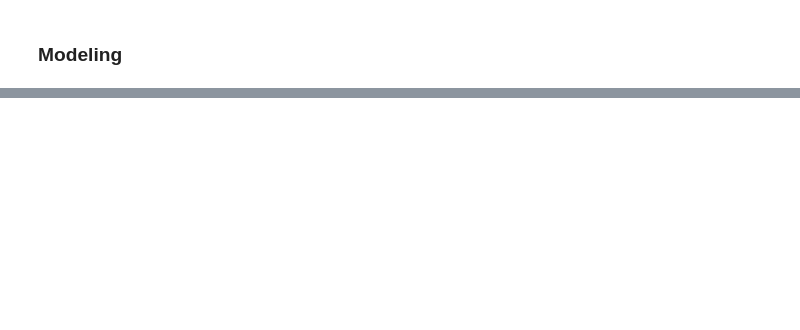
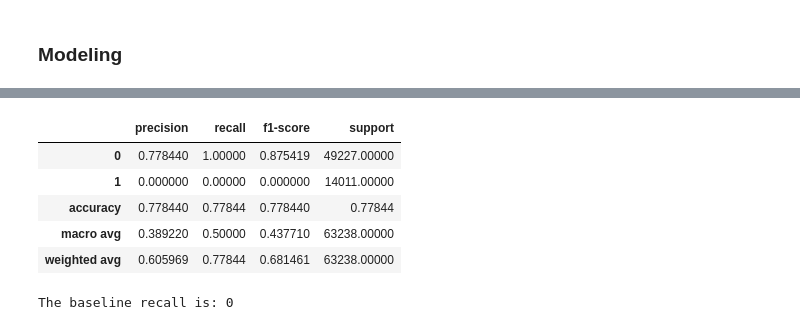
Before and after one commit to ForrestMccrosky/Rainfall_Australia, a Jupyter notebook: Australia_Rain_Rough.ipynb, the cells around one changed output, grey strips where cells are left out. Cells and saved outputs as stored; diff of their text form; code cells hidden in the pictures; blank space fills up the shorter version.

```diff
--- a/Australia_Rain_Rough.ipynb
+++ b/Australia_Rain_Rough.ipynb
@@ -484,0 +526,3 @@ features_to_use ## looking at our list of features to use in the model
+# %%
+train['baseline'] = 0 ## making our baseline column
+train.baseline
@@ -484,0 +542,18 @@ features_to_use ## looking at our list of features to use in the model
+# %%
+clas_rep =pd.DataFrame(classification_report(train.raintom, train.baseline,
+                                             output_dict=True)).T
+clas_rep
+# %% [output]
+|  | precision | recall | f1-score | support |
+| 0 | 0.778440 | 1.00000 | 0.875419 | 49227.00000 |
+| 1 | 0.000000 | 0.00000 | 0.000000 | 14011.00000 |
+| accuracy | 0.778440 | 0.77844 | 0.778440 | 0.77844 |
+| macro avg | 0.389220 | 0.50000 | 0.437710 | 63238.00000 |
+| weighted avg | 0.605969 | 0.77844 | 0.681461 | 63238.00000 |
+# %%
+base_recall = 0
+print(f'The baseline recall is: {base_recall}')
+
+##represents days it did not rain tomorrow
+# %% [output]
+The baseline recall is: 0
```
Also changed, not shown: parts of 35 cells of this notebook.
